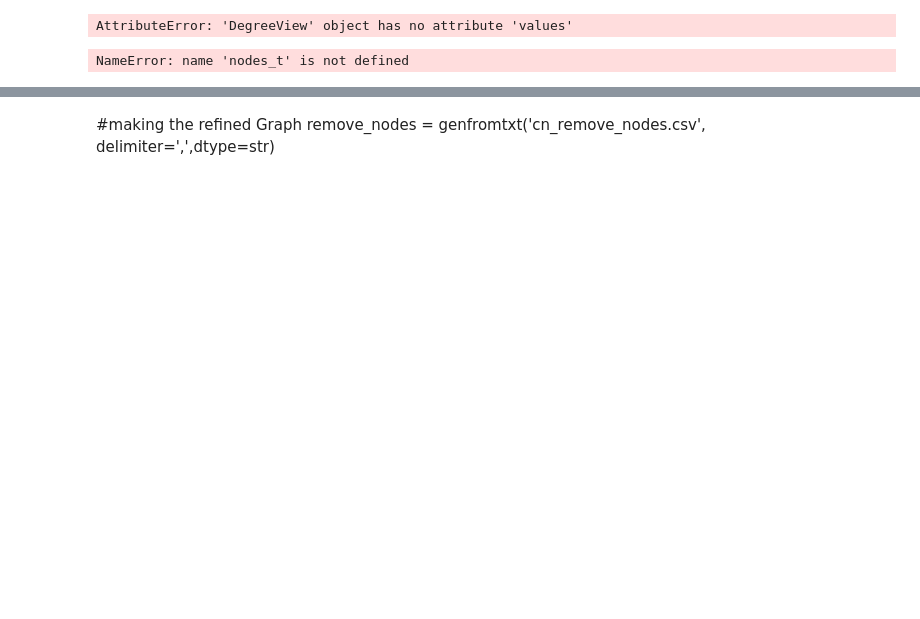
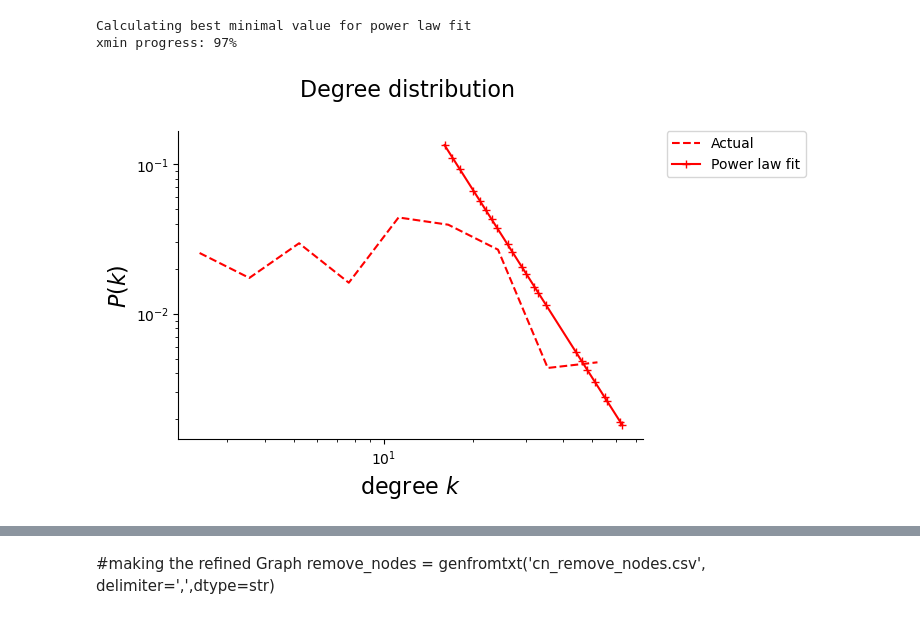
Before and after one commit to sharma-bharat/networkutk, a Jupyter notebook: cnproj_dec3_finalizing.ipynb, the cells around one changed output, grey strips where cells are left out. Saved outputs shown, nothing was run; the diff lists cells and outputs as text; code cells hidden in the pictures; blank space fills up the shorter version.

```diff
--- a/cnproj_dec3_finalizing.ipynb
+++ b/cnproj_dec3_finalizing.ipynb
@@ -46,27 +81,43 @@ NameError: name 'degree_airport' is not defined
 # %%
-#plotting the degree distribution in log log graph
-degrees1 = list(G.degree().values())
+
+edges_file_path = '/Users/maedehrahimitouranposhti/Downloads/research/railonlyedges.csv'  # Replace with the path to your filtered edges file
+edges = pd.read_csv(edges_file_path)
+
+# NetworkX
+G = nx.Graph()
+edges_array = edges[['dms_orig_string', 'dms_dest_string', 'distance_miles']].values
+G.add_weighted_edges_from(edges_array)
+
+#Compute the degree distribution
+degrees1 = [d for n, d in G.degree()]
 kmin = min(degrees1)
 kmax = max(degrees1)
-#storing values of gamma1 using "PLoS	ONE	·	January	2014 DOI: 10.1371/journal.pone.0085777"
+
+# Fit the degree distribution to a power law
 fit1 = powerlaw.Fit(degrees1)
-gamma1=fit1.power_law.alpha
+gamma1 = fit1.power_law.alpha
+
+# Calculate the histogram for the degree distribution
 bin_edges = np.logspace(np.log10(kmin), np.log10(kmax), num=10)
 density1, bins = np.histogram(degrees1, bins=bin_edges, density=True)
-fig1 = plt.figure(figsize=(6,4))
+
+
+fig1 = plt.figure(figsize=(6, 4))
 log_be = np.log10(bin_edges)
-x1 = 10**((log_be[1:] + log_be[:-1])/2)
+x1 = 10**((log_be[1:] + log_be[:-1]) / 2)
 plt.loglog(x1, density1, 'r--', label='Actual')
 plt.xlabel(r"degree $k$", fontsize=16)
 plt.ylabel(r"$P(k)$", fontsize=16)
 ax = plt.gca()
 ax.spines['right'].set_visible(False)
 ax.spines['top'].set_visible(False)
 ax.yaxis.set_ticks_position('left')
 ax.xaxis.set_ticks_position('bottom')
-fit1.power_law.plot_pdf(ax=ax, label='Power law fit',color='r', marker='+')
+fit1.power_law.plot_pdf(ax=ax, label='Power law fit', color='r', marker='+')
 plt.legend(bbox_to_anchor=(1.05, 1), loc=2, borderaxespad=0.)
-plt.title('Degree distribution \n',fontsize=16)
+plt.title('Degree distribution \n', fontsize=16)
 plt.show()
 # %% [output]
-AttributeError: 'DegreeView' object has no attribute 'values'
+Calculating best minimal value for power law fit
+xmin progress: 97%
+[figure, added]
@@ -76,18 +123,0 @@ AttributeError: 'DegreeView' object has no attribute 'values'
-# %%
-#Gamma of the fit
-#print "gamma of the fit:\n",gamma1
-
-update=np.hstack((nodes_t,degree_airport_t))
-update.shape
-#update.tofile('update5.csv',sep=',',newline='\n')
-#np.savetxt('update6.csv',update, delimiter=',', newline='\n')#,header='Data generated by numpy')
-
-#degree_airport.tofile('degree_airport.csv',sep=',',format='%10.5f')#it works
-
-#using pandas data frame to save the updated file
-df=pd.DataFrame(update)
-save='yes'
-if save=='yes':
-    df.to_csv(r'update.csv', header=None, index=None, sep=',')
-# %% [output]
-NameError: name 'nodes_t' is not defined
```
Also changed, not shown: parts of 37 cells of this notebook, 2 other files.
